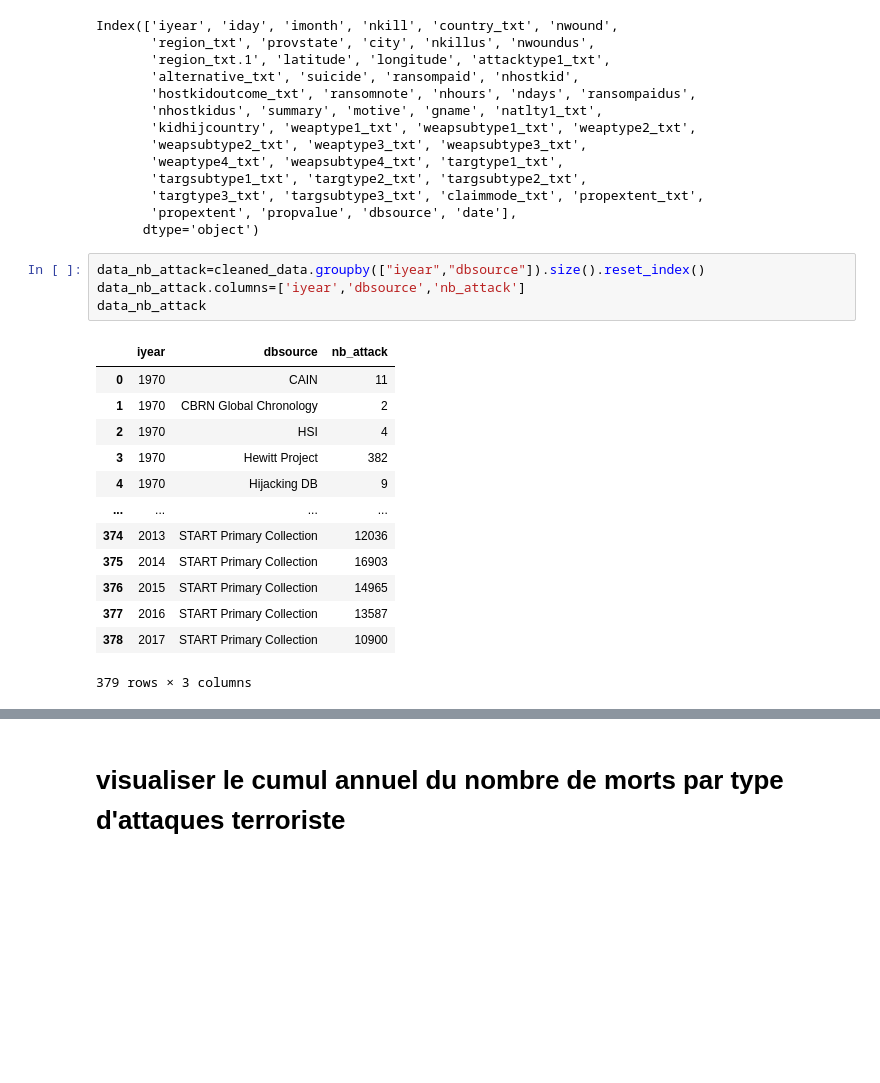
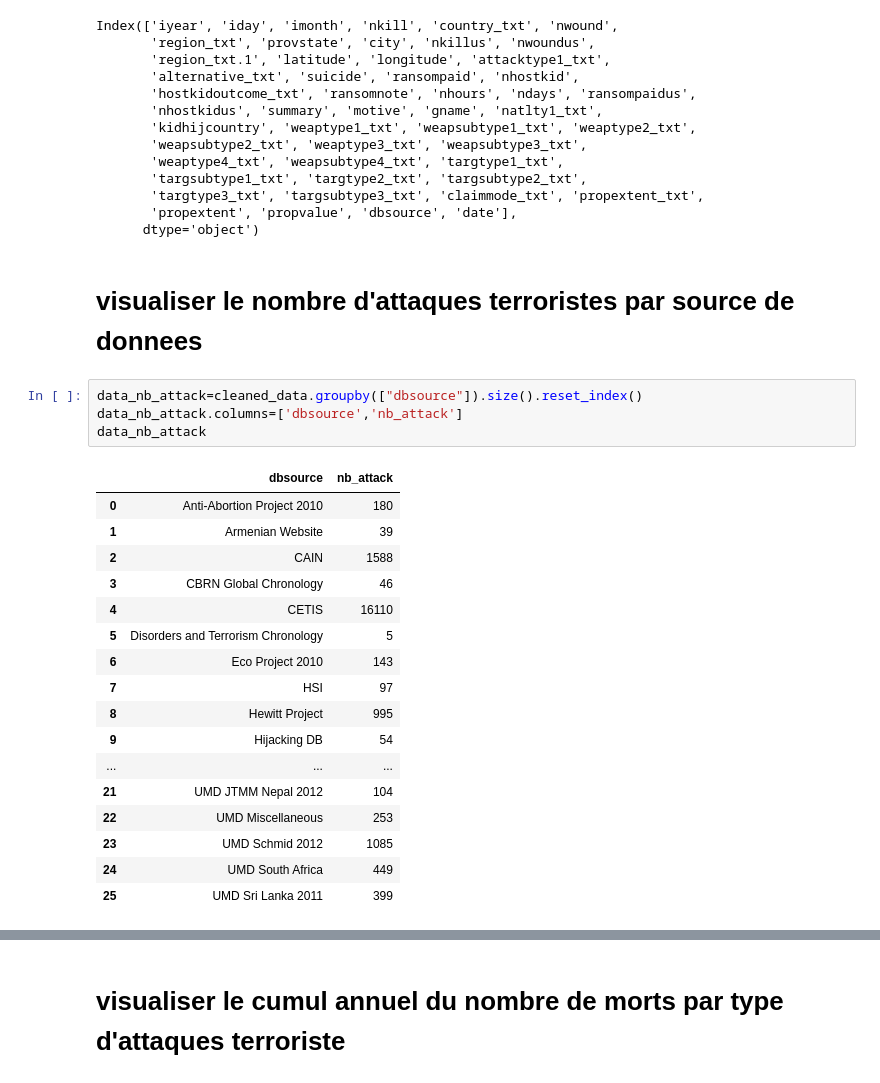
Before and after one commit to Oumar199/TerroristAttackDashboard, a Jupyter notebook: exploration.ipynb, the cells around one changed output, grey strips where cells are left out. Drawn from its saved outputs; the diff is of its cells as text; blank space fills up the shorter version.

```diff
--- a/exploration.ipynb
+++ b/exploration.ipynb
@@ -31,22 +31,28 @@ Index(['iyear', 'iday', 'imonth', 'nkill', 'country_txt', 'nwound',
        'targtype3_txt', 'targsubtype3_txt', 'claimmode_txt', 'propextent_txt',
        'propextent', 'propvalue', 'dbsource', 'date'],
       dtype='object')
+# %% [markdown]
+# visualiser le nombre d'attaques terroristes par source de donnees
 # %%
-data_nb_attack=cleaned_data.groupby(["iyear","dbsource"]).size().reset_index()
-data_nb_attack.columns=['iyear','dbsource','nb_attack']
+data_nb_attack=cleaned_data.groupby(["dbsource"]).size().reset_index()
+data_nb_attack.columns=['dbsource','nb_attack']
 data_nb_attack
 # %% [output]
-|  | iyear | dbsource | nb_attack |
-| 0 | 1970 | CAIN | 11 |
-| 1 | 1970 | CBRN Global Chronology | 2 |
-| 2 | 1970 | HSI | 4 |
-| 3 | 1970 | Hewitt Project | 382 |
-| 4 | 1970 | Hijacking DB | 9 |
-| ... | ... | ... | ... |
-| 374 | 2013 | START Primary Collection | 12036 |
-| 375 | 2014 | START Primary Collection | 16903 |
-| 376 | 2015 | START Primary Collection | 14965 |
-| 377 | 2016 | START Primary Collection | 13587 |
-| 378 | 2017 | START Primary Collection | 10900 |
+|  | dbsource | nb_attack |
+| 0 | Anti-Abortion Project 2010 | 180 |
+| 1 | Armenian Website | 39 |
+| 2 | CAIN | 1588 |
+| 3 | CBRN Global Chronology | 46 |
+| 4 | CETIS | 16110 |
+| 5 | Disorders and Terrorism Chronology | 5 |
+| 6 | Eco Project 2010 | 143 |
+| 7 | HSI | 97 |
+| 8 | Hewitt Project | 995 |
+| 9 | Hijacking DB | 54 |
+| ... | ... | ... |
+| 21 | UMD JTMM Nepal 2012 | 104 |
+| 22 | UMD Miscellaneous | 253 |
+| 23 | UMD Schmid 2012 | 1085 |
+| 24 | UMD South Africa | 449 |
+| 25 | UMD Sri Lanka 2011 | 399 |
-379 rows × 3 columns
 # %%
```
Also changed, not shown: parts of 9 cells of this notebook.
